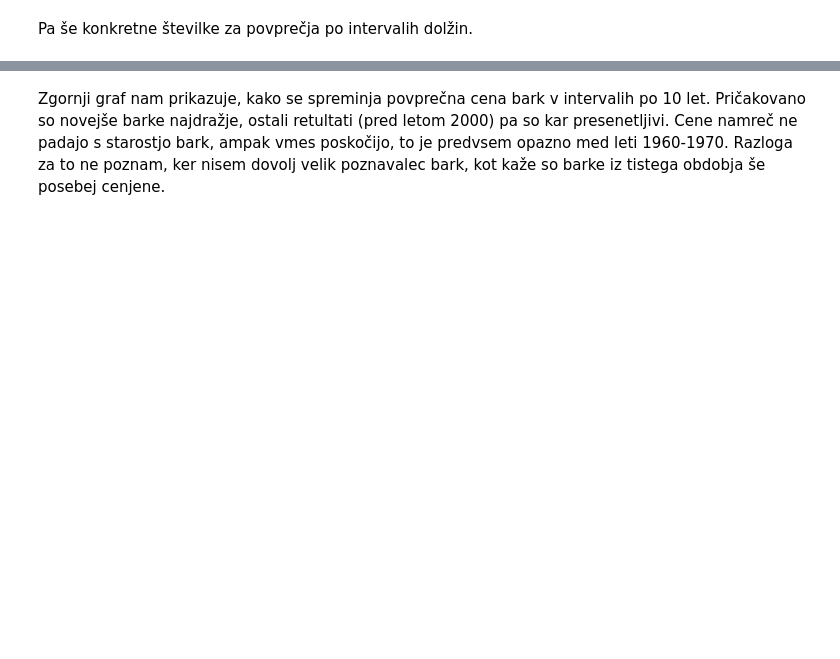
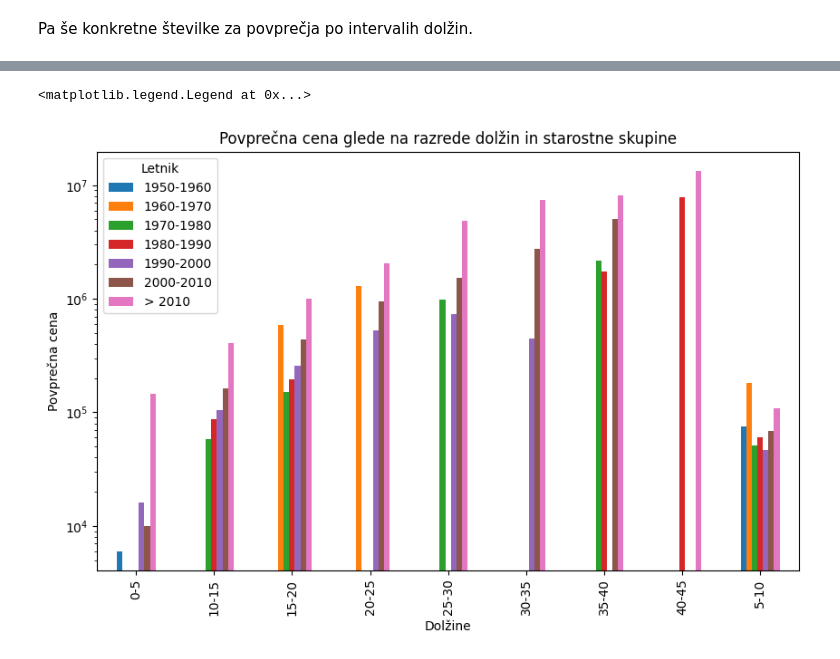
Before and after one commit to JanNabergoj/Analiza_podatkov, a Jupyter notebook: Analiza_bark.ipynb, the cells around one changed output, grey strips where cells are left out. Cells and saved outputs as stored; diff of their text form; code cells hidden in the pictures; blank space fills up the shorter version.

```diff
--- a/Analiza_bark.ipynb
+++ b/Analiza_bark.ipynb
@@ -190,2 +147,0 @@ Name: cena, dtype: float64
-# %% [markdown]
-Zgornji graf nam prikazuje, kako se spreminja povprečna cena bark v intervalih po 10 let. Pričakovano so novejše barke najdražje, ostali retultati (pred letom 2000) pa so kar presenetljivi. Cene namreč ne padajo s starostjo bark, ampak vmes poskočijo, to je predvsem opazno med leti 1960-1970. Razloga za to ne poznam, ker nisem dovolj velik poznavalec bark, kot kaže so barke iz tistega obdobja še posebej cenjene.
@@ -208,0 +148,72 @@ plt.title("Povprečne cene bark starostih")
+# %%
+pd.set_option("display.max_rows", 20)
+pd.set_option("display.max_columns", None)
+pd.options.display.float_format = None
+
+barke2 = pd.read_csv("podatki_bark.csv", index_col="id")
+
+barke2 = barke2.dropna(subset=["dolzina", "letnik", "cena"])
+barke2 = barke2.reset_index(drop=True)
+
+columns_to_drop = ["ime_barke", "tip_barke", "sirina", "st_kabin", "st_ur", "drzava"]
+barke2.drop(columns=columns_to_drop, inplace=True)
+
+barke2["floor_dolzine"] = np.floor(barke2["dolzina"])
+barke2["range_dolzine"] = barke2.apply(lambda row: f"{int(row['floor_dolzine'])} - {int(row['floor_dolzine']) + 1}", axis=1)
+
+df2 = barke2.groupby("range_dolzine").cena.mean().reset_index()
+df2.columns = ["range_dolzine", "mean_cena"]
+barke2 = barke2.sort_values(by="range_dolzine")
+# %%
+def create_group_label(x):
+    group_boundaries = [5 * i for i in range(10)]
+    for i in range(len(group_boundaries) - 1):
+        if group_boundaries[i] <= x <= group_boundaries[i + 1]:
+            return f"{group_boundaries[i]}-{group_boundaries[i + 1]}"
+    return "Other"
+
+barke2["group_1"] = barke2.dolzina.apply(create_group_label)
+
+def categorize_year(year):
+    if  year < 1940:
+        return "< 1940"
+    elif 1940 <= year < 1950:
+        return "1940-1950"
+    elif 1950 <= year < 1960:
+        return "1950-1960"
+    elif 1960 <= year < 1970:
+        return "1960-1970"
+    elif 1970 <= year < 1980:
+        return "1970-1980"
+    elif 1980 <= year < 1990:
+        return "1980-1990"
+    elif 1990 <= year < 2000:
+        return "1990-2000"
+    elif 2000 <= year < 2010:
+        return "2000-2010"
+    elif 2010 <= year:
+        return "> 2010"
+    else:
+        return "Other"
+
+
+barke2["letnik"] = barke2.letnik.astype(int)
+barke2["group_2"] = barke2.letnik.apply(categorize_year)
+
+df_2 = barke2.groupby(["group_1", "group_2"])
+df_2 = df_2.cena.mean().reset_index()
+df_2 = df_2.sort_values(by=["group_1", "group_2"])
+
+df_2_pivot = df_2.pivot(index="group_1", columns="group_2", values="cena")
+df_2_pivot.plot(
+    title="Povprečna cena glede na razrede dolžin in starostne skupine",
+    xlabel="Dolžine",
+    ylabel="Povprečna cena",
+    kind="bar",
+    logy=True,
+    figsize=(10, 6)
+)
+plt.legend(title="Letnik")
+# %% [output]
+<matplotlib.legend.Legend at 0x...>
+[figure, added]
```
Also changed, not shown: parts of 8 cells of this notebook.
